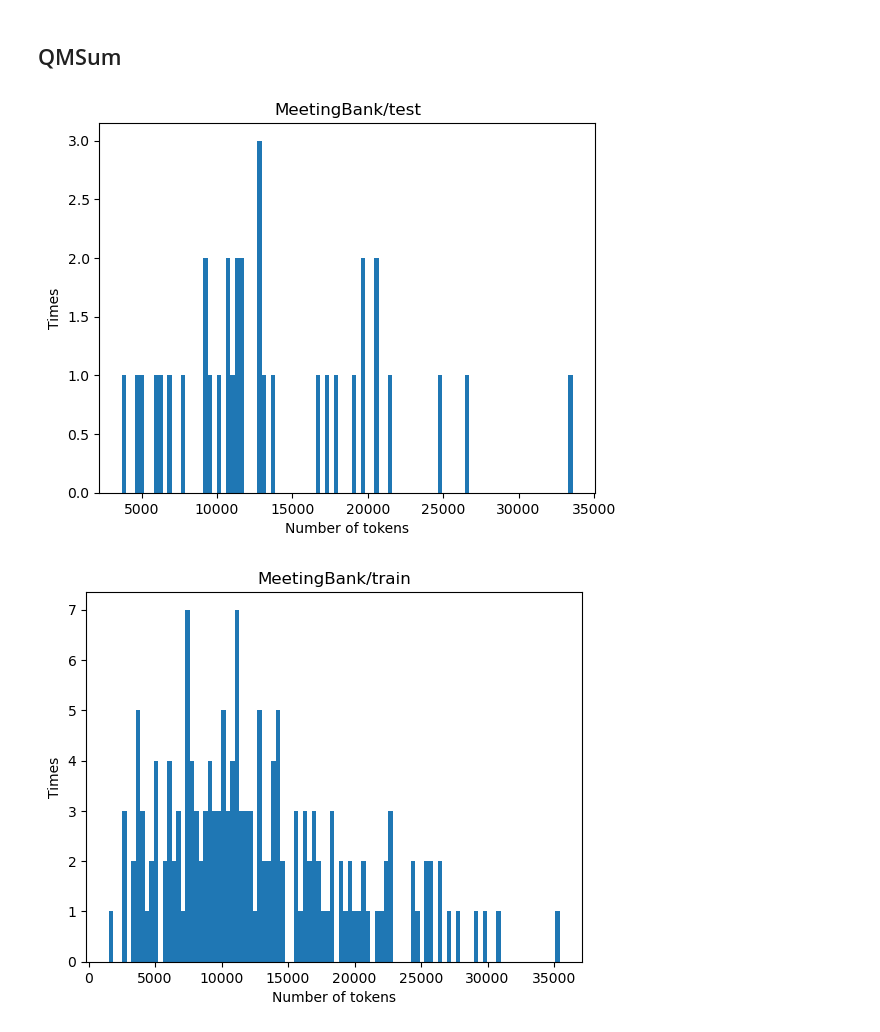
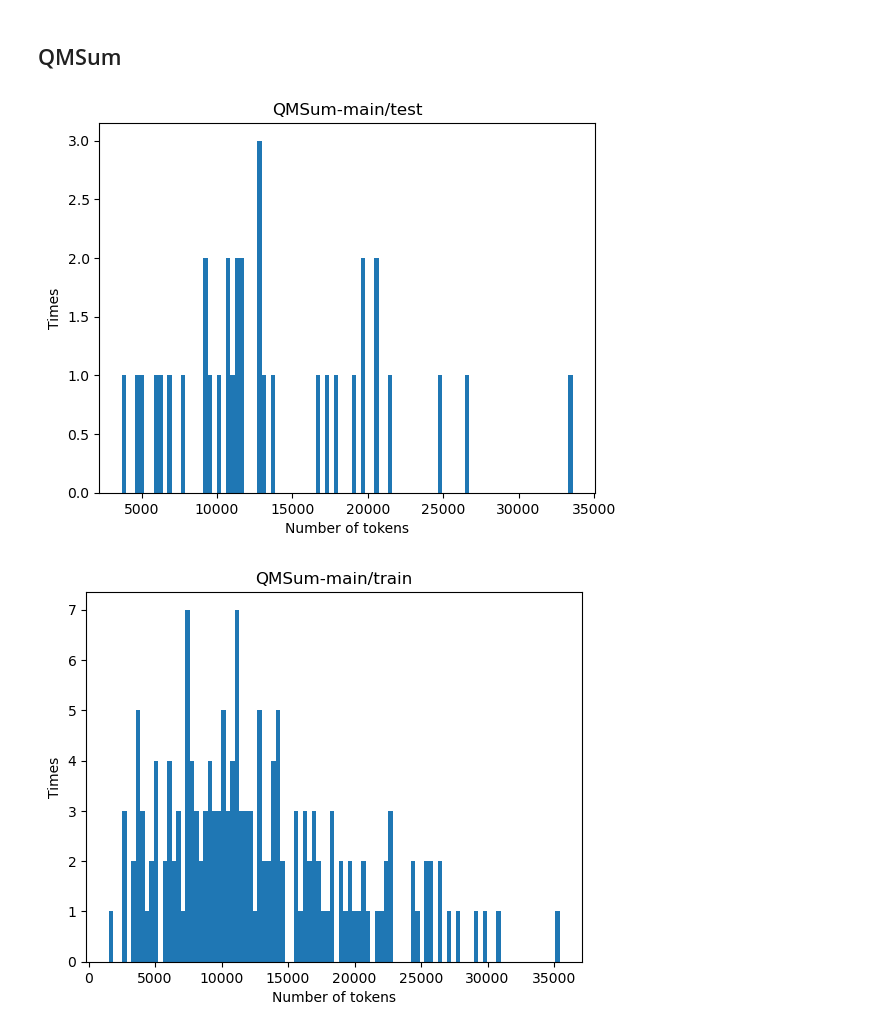
Before and after one commit to ZeZeZe99/MeetPEFT, a Jupyter notebook: calculate_data_length.ipynb, the cells around one changed output. Saved outputs shown, nothing was run; the diff lists cells and outputs as text; code cells hidden in the pictures.

```diff
--- a/calculate_data_length.ipynb
+++ b/calculate_data_length.ipynb
@@ -38,17 +38,17 @@ files = ["test", "train", "val"]
 # %%
 for file in files:
     length_list = []
     data_path = path_qm + file + ".jsonl"
     with open(data_path, "r") as f:
         for line in f:
             item = json.loads(line)
             length_list.append(num_tokens_from_string(item["conversations"]))
     plt.hist(length_list, bins=100)
     plt.xlabel("Number of tokens")
     plt.ylabel("Times")
-    plt.title(path_mb + file)
-    plt.savefig(path_mb[:-1] + "_" + file + ".png")
+    plt.title(path_qm.split("/")[0] + "/" + file)
+    plt.savefig(path_qm.split("/")[0] + "_" + file + ".png")
     plt.show()
 # %% [output]
-[figure, old version]
+[figure, new version]
-[figure, old version]
+[figure, new version]
```
Also changed, not shown: parts of 1 cell of this notebook, 6 other files.
